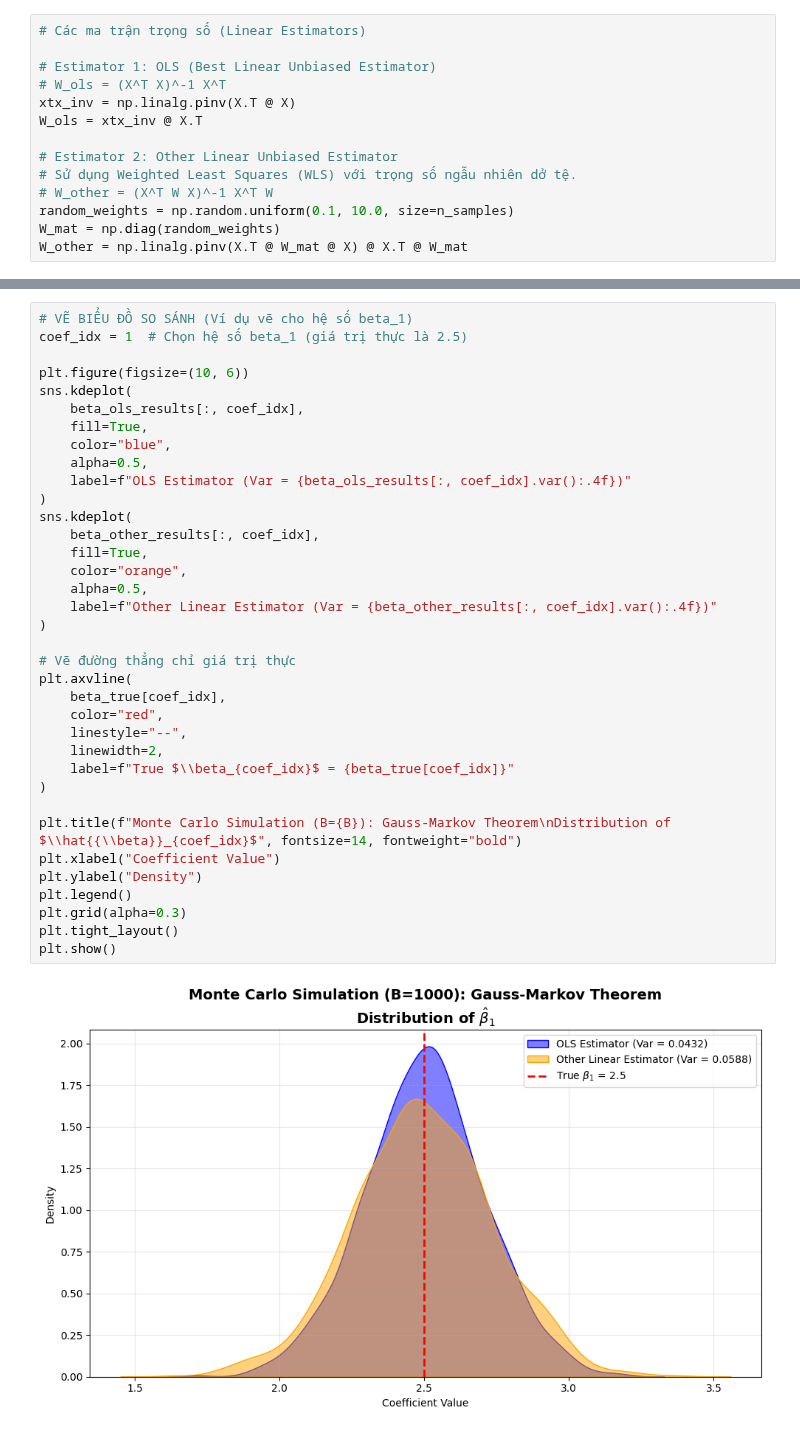
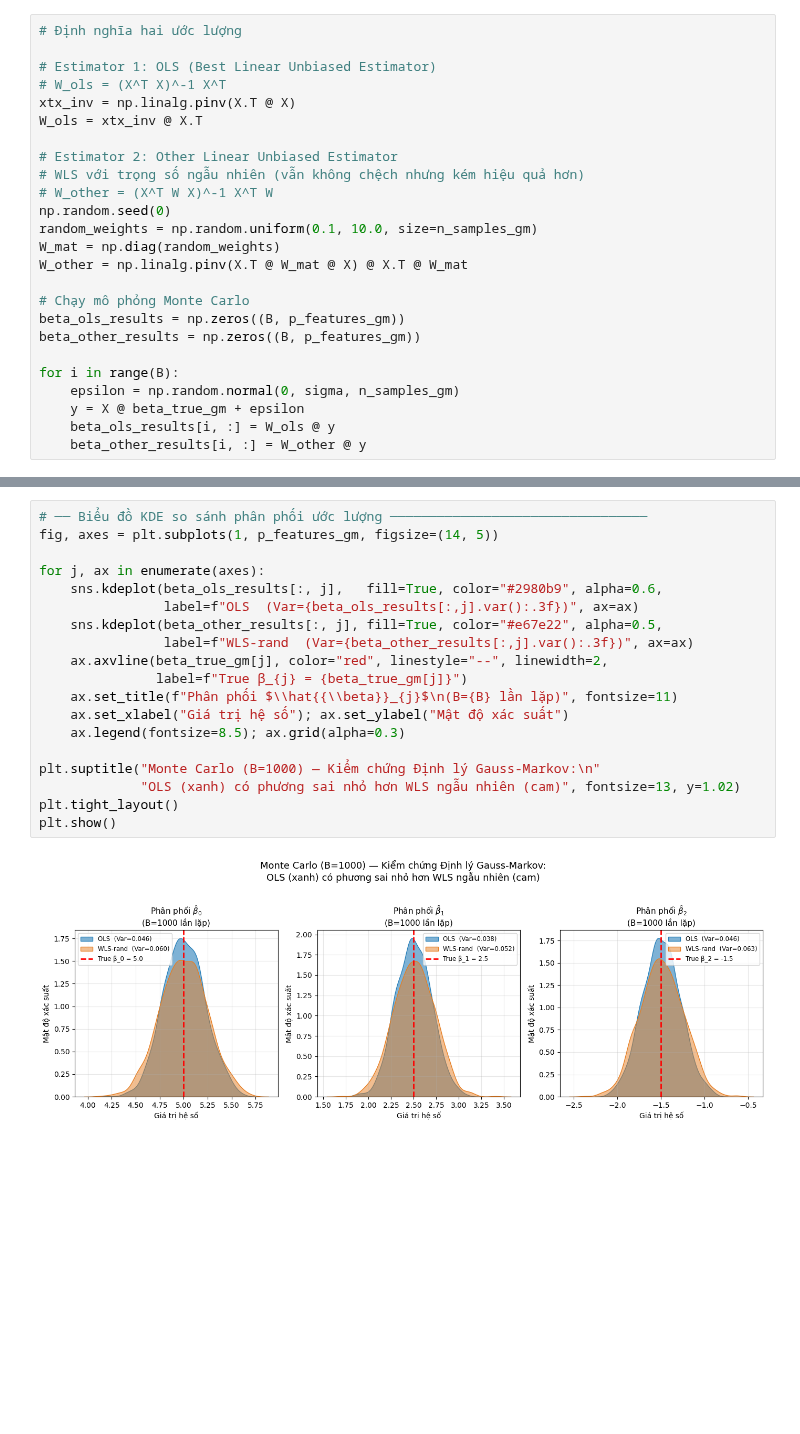
Before and after one commit to TanKhoiTV/blues-estimator-project, a Jupyter notebook: part1/part1_notebook.ipynb, the cells around one changed output, grey strips where cells are left out. Drawn from its saved outputs; the diff is of its cells as text; blank space fills up the shorter version.

```diff
--- a/part1/part1_notebook.ipynb
+++ b/part1/part1_notebook.ipynb
@@ -250,5 +609,5 @@ X, _, _ = generate_synthetic_data(n_samples, beta_true, sigma)
 # %%
-# Các ma trận trọng số (Linear Estimators)
+# Định nghĩa hai ước lượng
 
 # Estimator 1: OLS (Best Linear Unbiased Estimator)
 # W_ols = (X^T X)^-1 X^T
@@ -256,9 +615,20 @@ xtx_inv = np.linalg.pinv(X.T @ X)
 W_ols = xtx_inv @ X.T
 
 # Estimator 2: Other Linear Unbiased Estimator
-# Sử dụng Weighted Least Squares (WLS) với trọng số ngẫu nhiên dở tệ.
+# WLS với trọng số ngẫu nhiên (vẫn không chệch nhưng kém hiệu quả hơn)
 # W_other = (X^T W X)^-1 X^T W
-random_weights = np.random.uniform(0.1, 10.0, size=n_samples)
+np.random.seed(0)
+random_weights = np.random.uniform(0.1, 10.0, size=n_samples_gm)
 W_mat = np.diag(random_weights)
 W_other = np.linalg.pinv(X.T @ W_mat @ X) @ X.T @ W_mat
+
+# Chạy mô phỏng Monte Carlo
+beta_ols_results = np.zeros((B, p_features_gm))
+beta_other_results = np.zeros((B, p_features_gm))
+
+for i in range(B):
+    epsilon = np.random.normal(0, sigma, n_samples_gm)
+    y = X @ beta_true_gm + epsilon
+    beta_ols_results[i, :] = W_ols @ y
+    beta_other_results[i, :] = W_other @ y
 # %%
@@ -297,38 +670,21 @@ Phương sai Var(Beta_Other): [0.05590591 0.05880604 0.04179777]
 # %%
-# VẼ BIỂU ĐỒ SO SÁNH (Ví dụ vẽ cho hệ số beta_1)
-coef_idx = 1  # Chọn hệ số beta_1 (giá trị thực là 2.5)
+# ── Biểu đồ KDE so sánh phân phối ước lượng ─────────────────────────────────
+fig, axes = plt.subplots(1, p_features_gm, figsize=(14, 5))
 
-plt.figure(figsize=(10, 6))
-sns.kdeplot(
-    beta_ols_results[:, coef_idx],
-    fill=True,
-    color="blue",
-    alpha=0.5,
-    label=f"OLS Estimator (Var = {beta_ols_results[:, coef_idx].var():.4f})"
-)
-sns.kdeplot(
-    beta_other_results[:, coef_idx],
-    fill=True,
-    color="orange",
-    alpha=0.5,
-    label=f"Other Linear Estimator (Var = {beta_other_results[:, coef_idx].var():.4f})"
-)
+for j, ax in enumerate(axes):
+    sns.kdeplot(beta_ols_results[:, j],   fill=True, color="#2980b9", alpha=0.6,
+                label=f"OLS  (Var={beta_ols_results[:,j].var():.3f})", ax=ax)
+    sns.kdeplot(beta_other_results[:, j], fill=True, color="#e67e22", alpha=0.5,
+                label=f"WLS-rand  (Var={beta_other_results[:,j].var():.3f})", ax=ax)
+    ax.axvline(beta_true_gm[j], color="red", linestyle="--", linewidth=2,
+               label=f"True β_{j} = {beta_true_gm[j]}")
+    ax.set_title(f"Phân phối $\\hat{{\\beta}}_{j}$\n(B={B} lần lặp)", fontsize=11)
+    ax.set_xlabel("Giá trị hệ số"); ax.set_ylabel("Mật độ xác suất")
+    ax.legend(fontsize=8.5); ax.grid(alpha=0.3)
 
-# Vẽ đường thẳng chỉ giá trị thực
-plt.axvline(
-    beta_true[coef_idx],
-    color="red",
-    linestyle="--",
-    linewidth=2,
-    label=f"True $\\beta_{coef_idx}$ = {beta_true[coef_idx]}"
-)
-
-plt.title(f"Monte Carlo Simulation (B={B}): Gauss-Markov Theorem\nDistribution of $\\hat{{\\beta}}_{coef_idx}$", fontsize=14, fontweight="bold")
-plt.xlabel("Coefficient Value")
-plt.ylabel("Density")
-plt.legend()
-plt.grid(alpha=0.3)
+plt.suptitle("Monte Carlo (B=1000) — Kiểm chứng Định lý Gauss-Markov:\n"
+             "OLS (xanh) có phương sai nhỏ hơn WLS ngẫu nhiên (cam)", fontsize=13, y=1.02)
 plt.tight_layout()
 plt.show()
 # %% [output]
-[figure, old version]
+[figure, new version]
```
Also changed, not shown: parts of 32 cells of this notebook, 1 other file.
